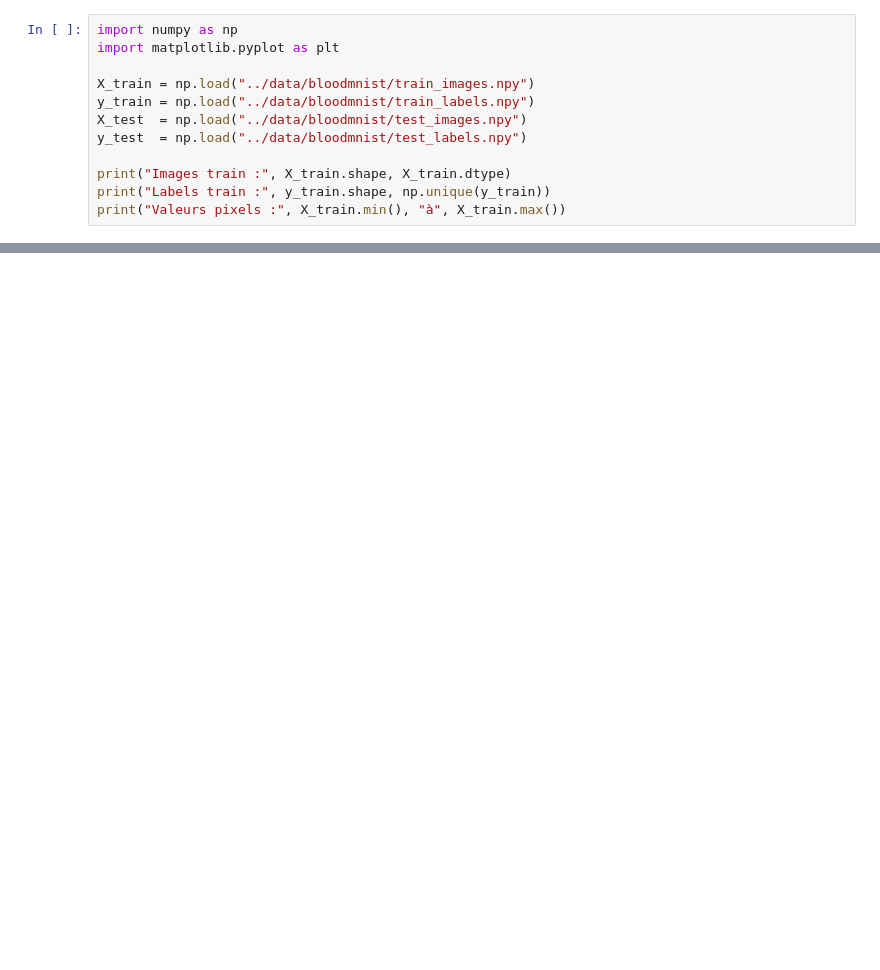
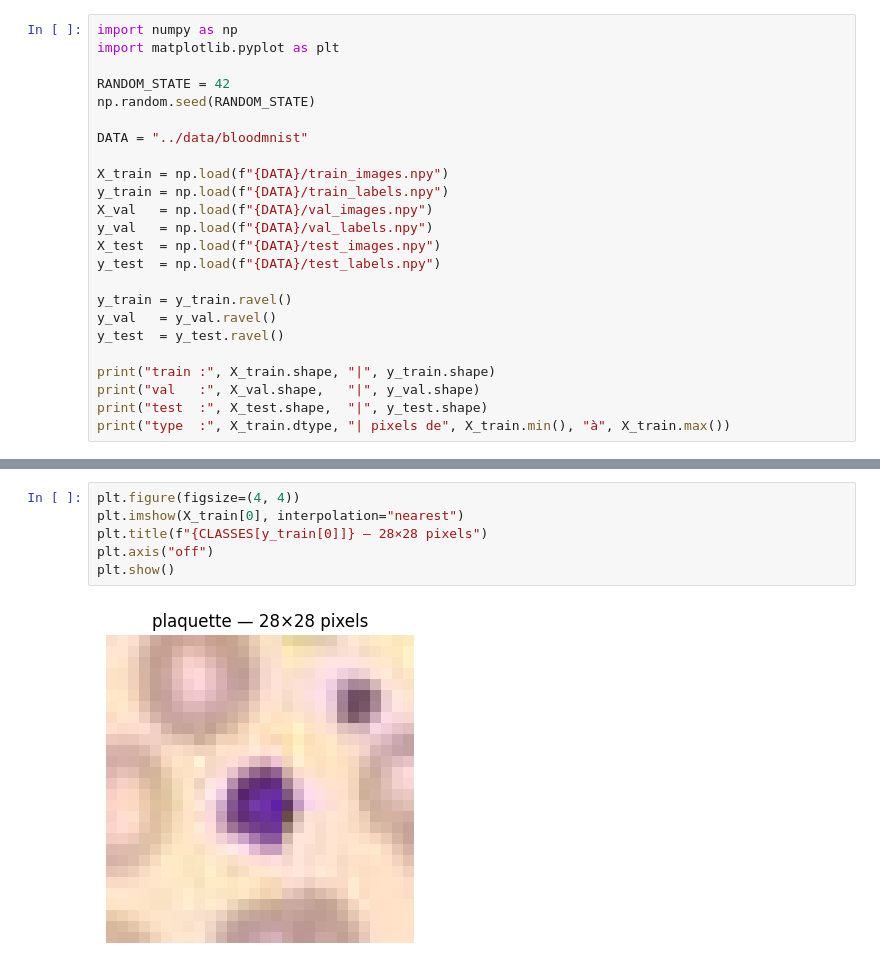
Before and after one commit to LouiSvon/cvrie, a Jupyter notebook: notebooks/supervised_learning.ipynb, the cells around one changed output, grey strips where cells are left out. Cells and saved outputs as stored; diff of their text form; blank space fills up the shorter version.

```diff
--- a/notebooks/supervised_learning.ipynb
+++ b/notebooks/supervised_learning.ipynb
@@ -2,12 +21,24 @@
 import numpy as np
 import matplotlib.pyplot as plt
 
-X_train = np.load("../data/bloodmnist/train_images.npy")
-y_train = np.load("../data/bloodmnist/train_labels.npy")
-X_test  = np.load("../data/bloodmnist/test_images.npy")
-y_test  = np.load("../data/bloodmnist/test_labels.npy")
+RANDOM_STATE = 42
+np.random.seed(RANDOM_STATE)
 
-print("Images train :", X_train.shape, X_train.dtype)
-print("Labels train :", y_train.shape, np.unique(y_train))
-print("Valeurs pixels :", X_train.min(), "à", X_train.max())
+DATA = "../data/bloodmnist"
+
+X_train = np.load(f"{DATA}/train_images.npy")
+y_train = np.load(f"{DATA}/train_labels.npy")
+X_val   = np.load(f"{DATA}/val_images.npy")
+y_val   = np.load(f"{DATA}/val_labels.npy")
+X_test  = np.load(f"{DATA}/test_images.npy")
+y_test  = np.load(f"{DATA}/test_labels.npy")
+
+y_train = y_train.ravel()
+y_val   = y_val.ravel()
+y_test  = y_test.ravel()
+
+print("train :", X_train.shape, "|", y_train.shape)
+print("val   :", X_val.shape,   "|", y_val.shape)
+print("test  :", X_test.shape,  "|", y_test.shape)
+print("type  :", X_train.dtype, "| pixels de", X_train.min(), "à", X_train.max())
 # %% [output]
@@ -51,0 +213,8 @@ plt.tight_layout()
+# %%
+plt.figure(figsize=(4, 4))
+plt.imshow(X_train[0], interpolation="nearest")
+plt.title(f"{CLASSES[y_train[0]]} — 28×28 pixels")
+plt.axis("off")
+plt.show()
+# %% [output]
+[figure, added]
```
Also changed, not shown: parts of 23 cells of this notebook, 1 other file.
